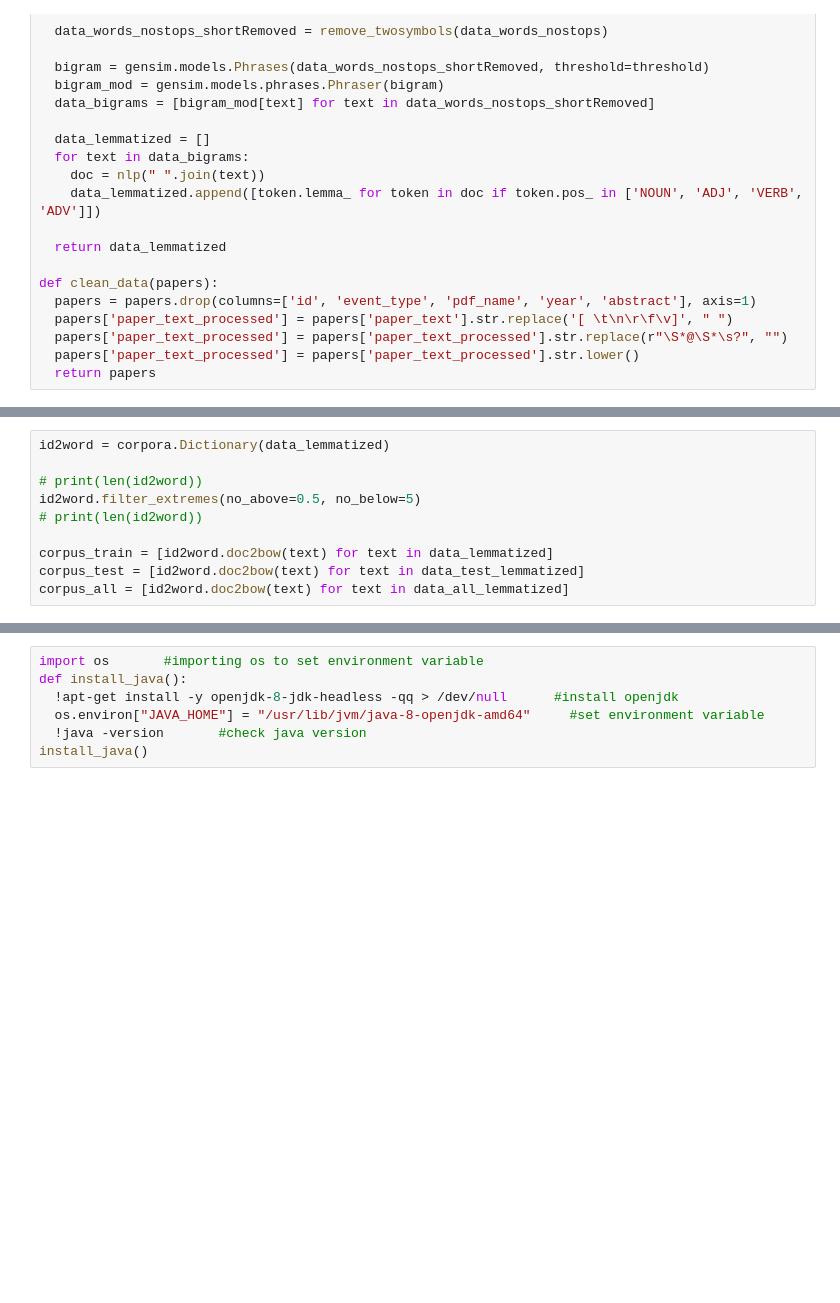
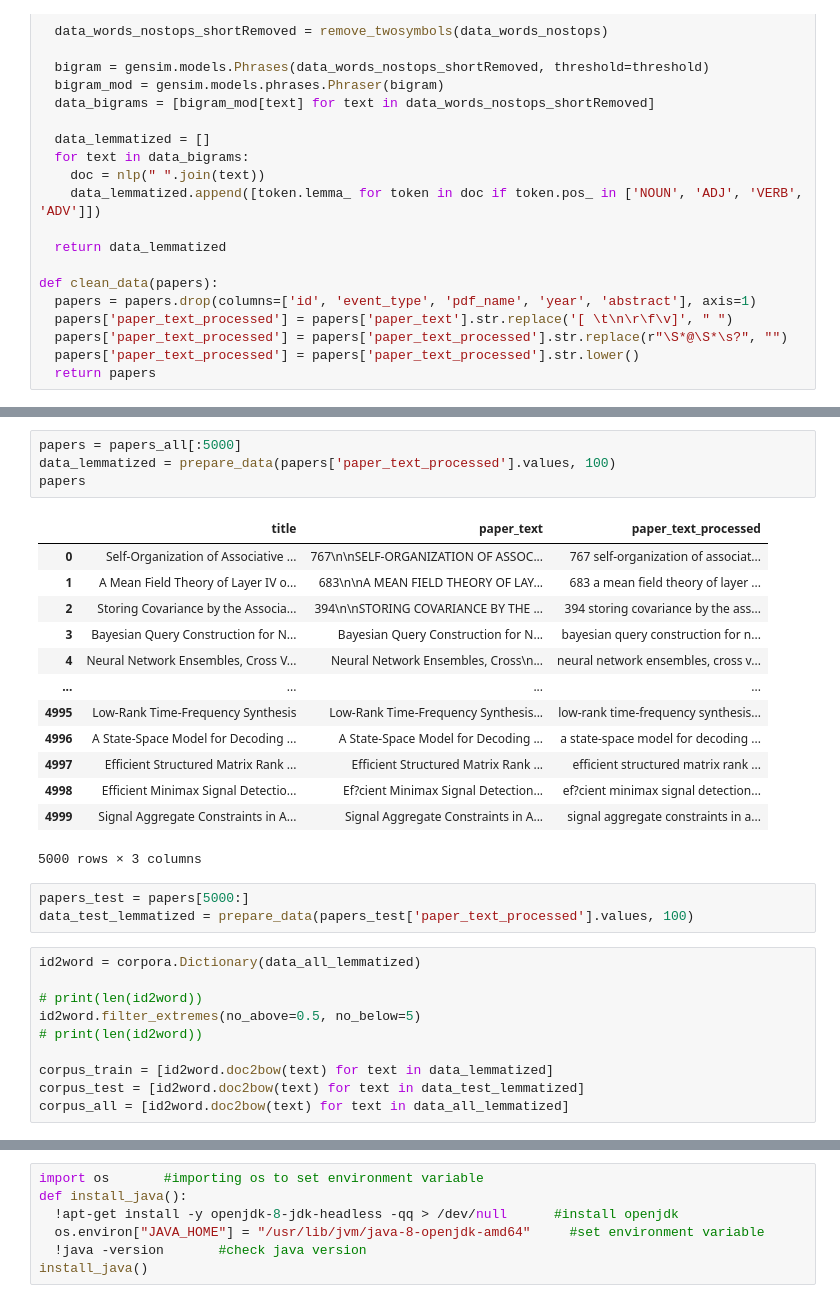
Before and after one commit to 2021-FIIT-Bc-projects/BP-Eliseeva-Najdiskutovanejsie_temy_v_dokumentoch, a Jupyter notebook: Bakalarka_NIPS.ipynb, the cells around one changed output, grey strips where cells are left out. Cells and saved outputs as stored; diff of their text form; blank space fills up the shorter version.

```diff
--- a/Bakalarka_NIPS.ipynb
+++ b/Bakalarka_NIPS.ipynb
@@ -158,5 +162,26 @@ data_all_lemmatized = prepare_data(papers_all['paper_text_processed'].values, 10
+# %%
+papers = papers_all[:5000]
+data_lemmatized = prepare_data(papers['paper_text_processed'].values, 100)
+papers
+# %% [output]
+|  | title | paper_text | paper_text_processed |
+| 0 | Self-Organization of Associative ... | 767\n\nSELF-ORGANIZATION OF ASSOC... | 767 self-organization of associat... |
+| 1 | A Mean Field Theory of Layer IV o... | 683\n\nA MEAN FIELD THEORY OF LAY... | 683 a mean field theory of layer ... |
+| 2 | Storing Covariance by the Associa... | 394\n\nSTORING COVARIANCE BY THE ... | 394 storing covariance by the ass... |
+| 3 | Bayesian Query Construction for N... | Bayesian Query Construction for N... | bayesian query construction for n... |
+| 4 | Neural Network Ensembles, Cross V... | Neural Network Ensembles, Cross\n... | neural network ensembles, cross v... |
+| ... | ... | ... | ... |
+| 4995 | Low-Rank Time-Frequency Synthesis | Low-Rank Time-Frequency Synthesis... | low-rank time-frequency synthesis... |
+| 4996 | A State-Space Model for Decoding ... | A State-Space Model for Decoding ... | a state-space model for decoding ... |
+| 4997 | Efficient Structured Matrix Rank ... | Efficient Structured Matrix Rank ... | efficient structured matrix rank ... |
+| 4998 | Efficient Minimax Signal Detectio... | Ef?cient Minimax Signal Detection... | ef?cient minimax signal detection... |
+| 4999 | Signal Aggregate Constraints in A... | Signal Aggregate Constraints in A... | signal aggregate constraints in a... |
+5000 rows × 3 columns
+# %%
+papers_test = papers[5000:]
+data_test_lemmatized = prepare_data(papers_test['paper_text_processed'].values, 100)
 # %%
-id2word = corpora.Dictionary(data_lemmatized)
+id2word = corpora.Dictionary(data_all_lemmatized)
 
 # print(len(id2word))
 id2word.filter_extremes(no_above=0.5, no_below=5)
```
Also changed, not shown: parts of 16 cells of this notebook.
